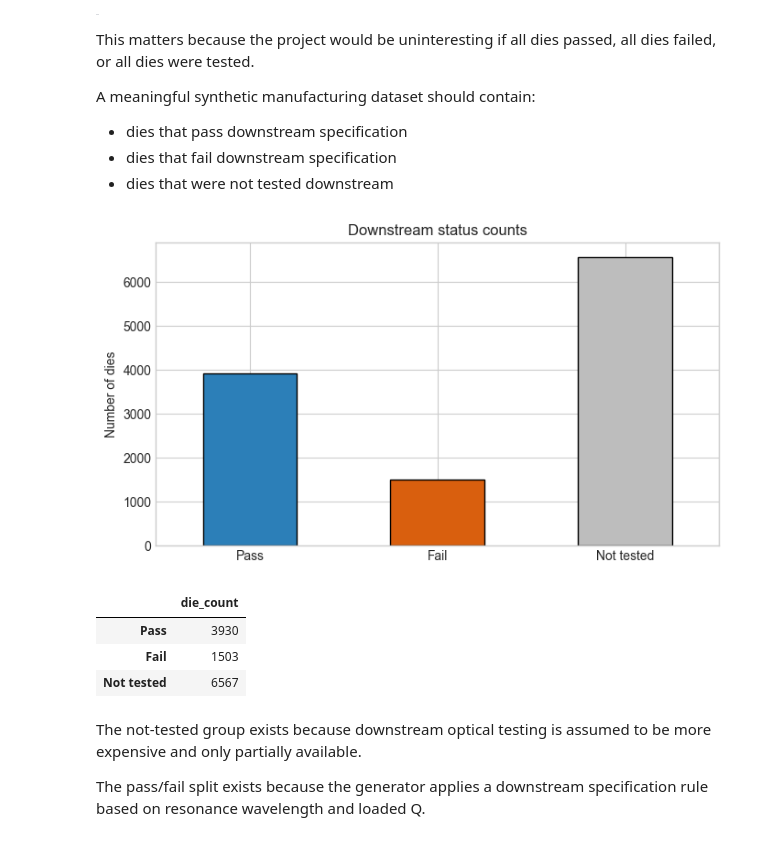
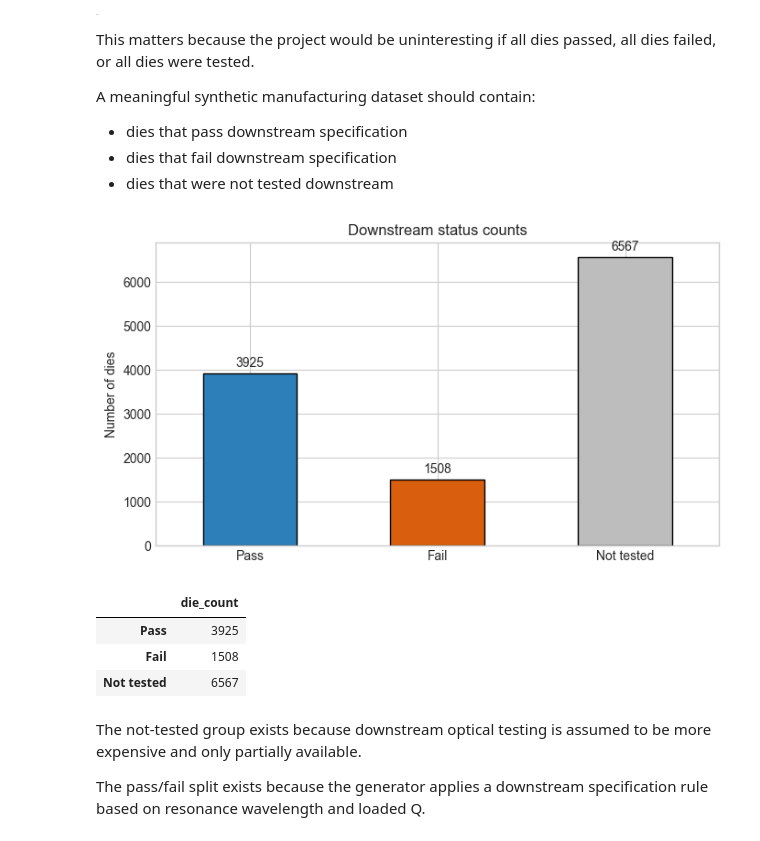
Before and after one commit to Spalding13/Silicon-Photonics-Microring-Performance-Prediction, a Jupyter notebook: notebooks/01_data_eda.ipynb, the cells around one changed output. Cells and saved outputs as stored; diff of their text form; code cells hidden in the pictures.

```diff
--- a/notebooks/01_data_eda.ipynb
+++ b/notebooks/01_data_eda.ipynb
@@ -249,8 +250,8 @@ params = SyntheticMRRProcessConfig(
     ring_failure_strength=0.8,
 
     # Production-like downstream spec
-    lambda_spec_min=1544.0,
-    lambda_spec_max=1554.0,
+    lambda_spec_min=1547.0,
+    lambda_spec_max=1553.0,
     q_spec_min=135000.0,
 )
 
@@ -457,27 +656,28 @@ A meaningful synthetic manufacturing dataset should contain:
 # %%
 # A missing downstream row means "not tested", not "failed".
 status_counts = pd.Series({
     'Pass': int((df_downstream['test_pass'] == 1).sum()),
     'Fail': int((df_downstream['test_pass'] == 0).sum()),
     'Not tested': int(len(df_inline) - len(df_downstream)),
 })
 
 # Plot the three states as the first high-level health check of the dataset.
 fig, ax = plt.subplots(figsize=(7, 4))
 status_counts.plot(kind='bar', ax=ax, color=['#2C7FB8', '#D95F0E', '#BDBDBD'], edgecolor='black')
 ax.set_title('Downstream status counts')
 ax.set_ylabel('Number of dies')
 ax.set_xlabel('')
 ax.tick_params(axis='x', rotation=0)
+ax.bar_label(ax.containers[0], padding=3)
 plt.tight_layout()
 plt.show()
 
 status_counts.to_frame('die_count')
 # %% [output]
-[figure, old version]
+[figure, new version]
 |  | die_count |
-| Pass | 3930 |
-| Fail | 1503 |
+| Pass | 3925 |
+| Fail | 1508 |
 | Not tested | 6567 |
 # %% [markdown]
 The not-tested group exists because downstream optical testing is assumed to be more expensive and only partially available.
```
Also changed, not shown: parts of 8 cells of this notebook, 2 other files.
